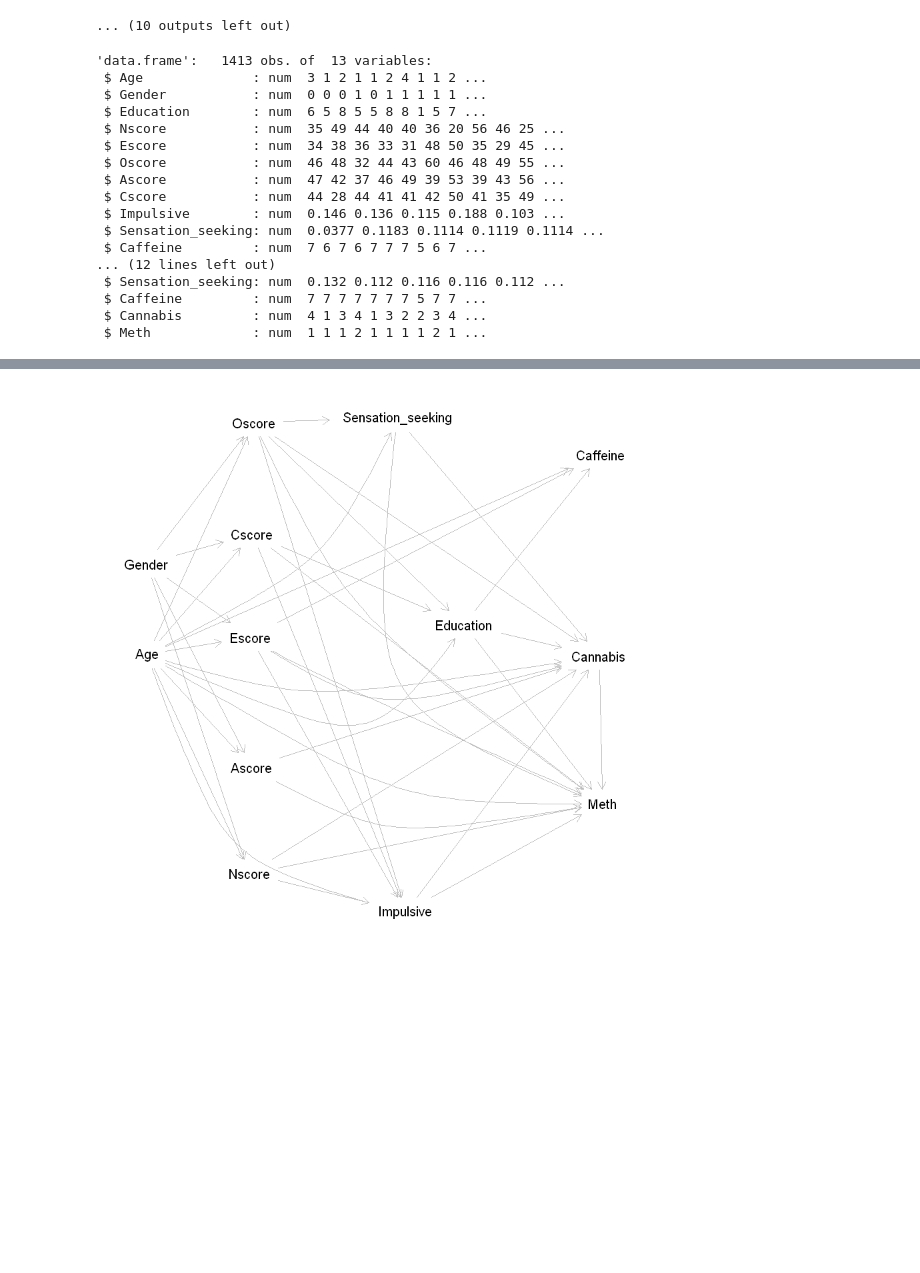
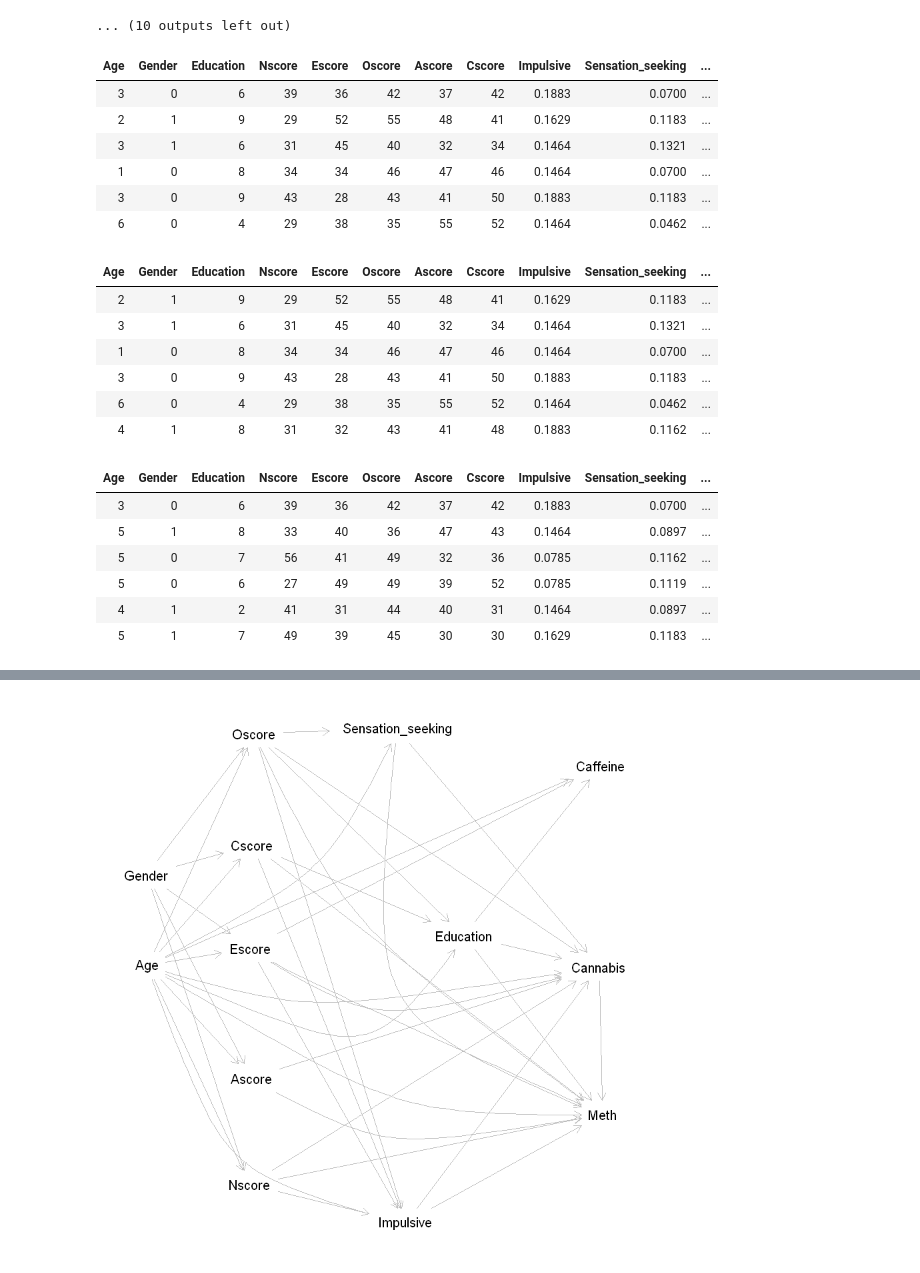
Before and after one commit to prat8897/BayesianNetworkAssignment, a Jupyter notebook: Network_Prediction.ipynb, the cells around one changed output, grey strips where cells are left out. Saved outputs shown, nothing was run; the diff lists cells and outputs as text; code cells hidden in the pictures; blank space fills up the shorter version.

Commit message:
Train and test split properly implemented
- The prediction is still very unstable, perhaps an idea to try lower train and test splits
- Optional To-Do summary of the train and test split

```diff
--- a/Network_Prediction.ipynb
+++ b/Network_Prediction.ipynb
@@ -126,35 +134,47 @@ unique(df$Meth)
 # %%
 # Split our data into a training and testing set to be able to test how well it generalizes on unseen data
 
-# 75% of the sample size
-smp_size <- floor(0.75 * nrow(df))
+# The balancing is done upon the Meth variable because that is the variable that shows a problematic class imbalance
 
-# set the seed to make our partition reproducible
-set.seed(1111)
-train_ind <- sample(seq_len(nrow(df)), size = smp_size)
+sb <- df %>%
+  split_by(Meth, seed = 112233) # set the seed to make our split partition reproducible
 
-train <- df[train_ind, ]
-test <- df[-train_ind, ]
+# Inspect the new dataframe (note the new column)
 
-# Inspect the train and test set
+head(sb)
 
-str(train)
-str(test)
+# Split up this new dataframe into a train and test set based upon their flags
+
+train <- sb %>%
+  extract_set(set = "train")
+
+test <- sb %>%
+  extract_set(set = "test")
+
+# Inspect both sets
+
+head(train)
+
+head(test)
 # %% [output]
-'data.frame':   1413 obs. of  13 variables:
- $ Age              : num  3 1 2 1 1 2 4 1 1 2 ...
- $ Gender           : num  0 0 0 1 0 1 1 1 1 1 ...
- $ Education        : num  6 5 8 5 5 8 8 1 5 7 ...
- $ Nscore           : num  35 49 44 40 40 36 20 56 46 25 ...
- $ Escore           : num  34 38 36 33 31 48 50 35 29 45 ...
- $ Oscore           : num  46 48 32 44 43 60 46 48 49 55 ...
- $ Ascore           : num  47 42 37 46 49 39 53 39 43 56 ...
- $ Cscore           : num  44 28 44 41 41 42 50 41 35 49 ...
- $ Impulsive        : num  0.146 0.136 0.115 0.188 0.103 ...
- $ Sensation_seeking: num  0.0377 0.1183 0.1114 0.1119 0.1114 ...
- $ Caffeine         : num  7 6 7 6 7 7 7 5 6 7 ...
-... (12 lines left out)
- $ Sensation_seeking: num  0.132 0.112 0.116 0.116 0.112 ...
- $ Caffeine         : num  7 7 7 7 7 7 7 5 7 7 ...
- $ Cannabis         : num  4 1 3 4 1 3 2 2 3 4 ...
- $ Meth             : num  1 1 1 2 1 1 1 1 2 1 ...
+| Age | Gender | Education | Nscore | Escore | Oscore | Ascore | Cscore | Impulsive | Sensation_seeking | ... |
+| 3 | 0 | 6 | 39 | 36 | 42 | 37 | 42 | 0.1883 | 0.0700 | ... |
+| 2 | 1 | 9 | 29 | 52 | 55 | 48 | 41 | 0.1629 | 0.1183 | ... |
+| 3 | 1 | 6 | 31 | 45 | 40 | 32 | 34 | 0.1464 | 0.1321 | ... |
+| 1 | 0 | 8 | 34 | 34 | 46 | 47 | 46 | 0.1464 | 0.0700 | ... |
+| 3 | 0 | 9 | 43 | 28 | 43 | 41 | 50 | 0.1883 | 0.1183 | ... |
+| 6 | 0 | 4 | 29 | 38 | 35 | 55 | 52 | 0.1464 | 0.0462 | ... |
+| Age | Gender | Education | Nscore | Escore | Oscore | Ascore | Cscore | Impulsive | Sensation_seeking | ... |
+| 2 | 1 | 9 | 29 | 52 | 55 | 48 | 41 | 0.1629 | 0.1183 | ... |
+| 3 | 1 | 6 | 31 | 45 | 40 | 32 | 34 | 0.1464 | 0.1321 | ... |
+| 1 | 0 | 8 | 34 | 34 | 46 | 47 | 46 | 0.1464 | 0.0700 | ... |
+| 3 | 0 | 9 | 43 | 28 | 43 | 41 | 50 | 0.1883 | 0.1183 | ... |
+| 6 | 0 | 4 | 29 | 38 | 35 | 55 | 52 | 0.1464 | 0.0462 | ... |
+| 4 | 1 | 8 | 31 | 32 | 43 | 41 | 48 | 0.1883 | 0.1162 | ... |
+| Age | Gender | Education | Nscore | Escore | Oscore | Ascore | Cscore | Impulsive | Sensation_seeking | ... |
+| 3 | 0 | 6 | 39 | 36 | 42 | 37 | 42 | 0.1883 | 0.0700 | ... |
+| 5 | 1 | 8 | 33 | 40 | 36 | 47 | 43 | 0.1464 | 0.0897 | ... |
+| 5 | 0 | 7 | 56 | 41 | 49 | 32 | 36 | 0.0785 | 0.1162 | ... |
+| 5 | 0 | 6 | 27 | 49 | 49 | 39 | 52 | 0.0785 | 0.1119 | ... |
+| 4 | 1 | 2 | 41 | 31 | 44 | 40 | 31 | 0.1464 | 0.0897 | ... |
+| 5 | 1 | 7 | 49 | 39 | 45 | 30 | 30 | 0.1629 | 0.1183 | ... |
```
Also changed, not shown: parts of 14 cells of this notebook.
